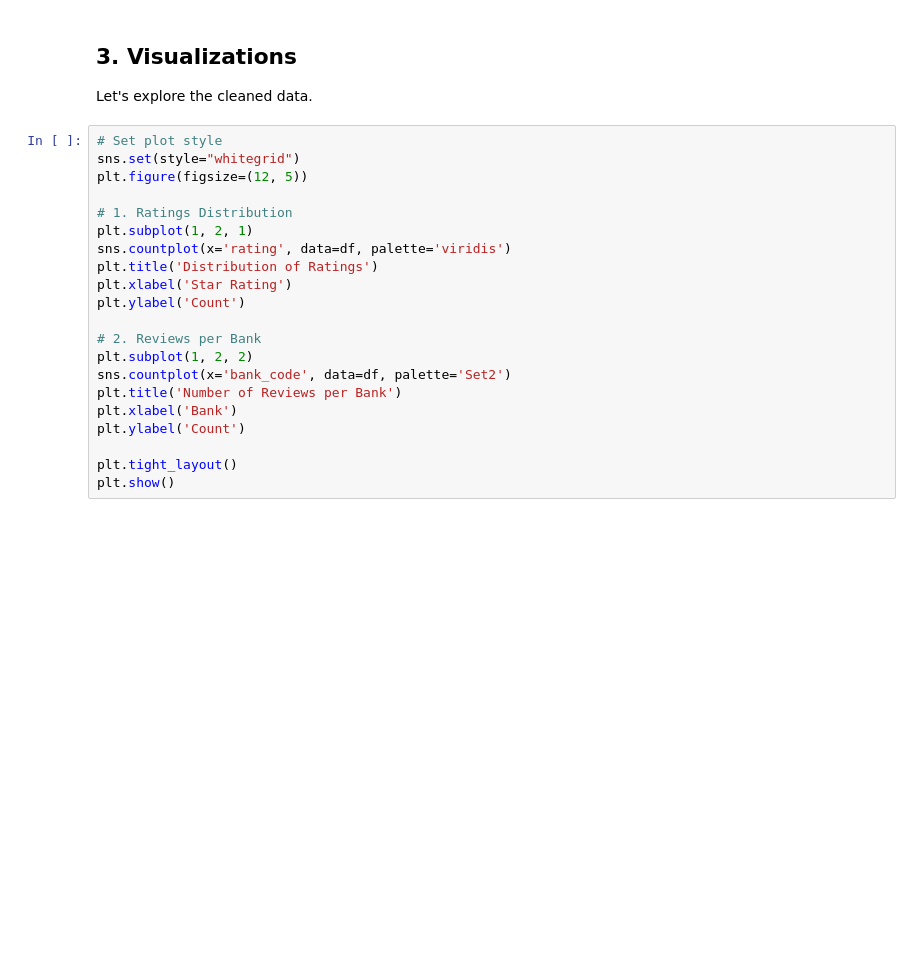
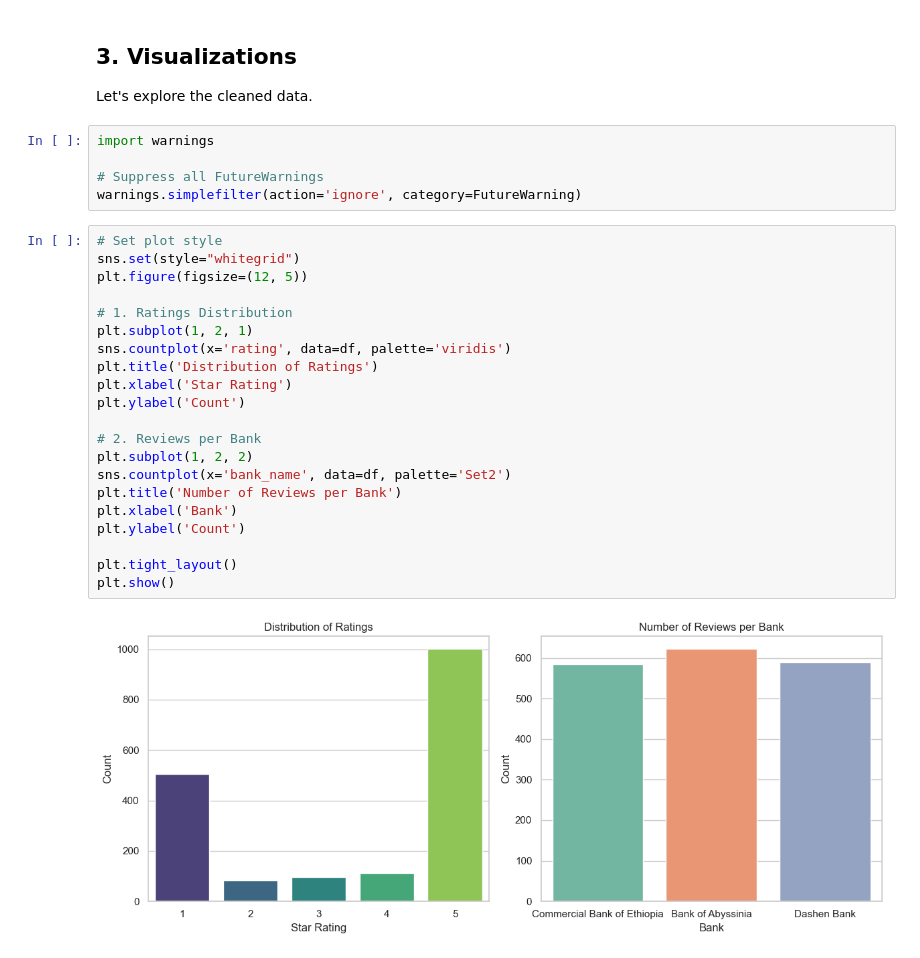
Before and after one commit to Elbethel-dan/customer-satisfaction-week2, a Jupyter notebook: notebooks/preprocessing_EDA.ipynb, the cells around one changed output. Drawn from its saved outputs; the diff is of its cells as text; blank space fills up the shorter version.

```diff
--- a/notebooks/preprocessing_EDA.ipynb
+++ b/notebooks/preprocessing_EDA.ipynb
@@ -77,27 +150,34 @@ else:
 ## 3. Visualizations
 
 Let's explore the cleaned data.
+# %%
+import warnings
+
+# Suppress all FutureWarnings
+warnings.simplefilter(action='ignore', category=FutureWarning)
 # %%
 # Set plot style
 sns.set(style="whitegrid")
 plt.figure(figsize=(12, 5))
 
 # 1. Ratings Distribution
 plt.subplot(1, 2, 1)
 sns.countplot(x='rating', data=df, palette='viridis')
 plt.title('Distribution of Ratings')
 plt.xlabel('Star Rating')
 plt.ylabel('Count')
 
 # 2. Reviews per Bank
 plt.subplot(1, 2, 2)
-sns.countplot(x='bank_code', data=df, palette='Set2')
+sns.countplot(x='bank_name', data=df, palette='Set2')
 plt.title('Number of Reviews per Bank')
 plt.xlabel('Bank')
 plt.ylabel('Count')
 
 plt.tight_layout()
 plt.show()
+# %% [output]
+[figure, added]
 # %%
 # 3. Review Length Distribution
 plt.figure(figsize=(10, 6))
```
Also changed, not shown: parts of 5 cells of this notebook.
